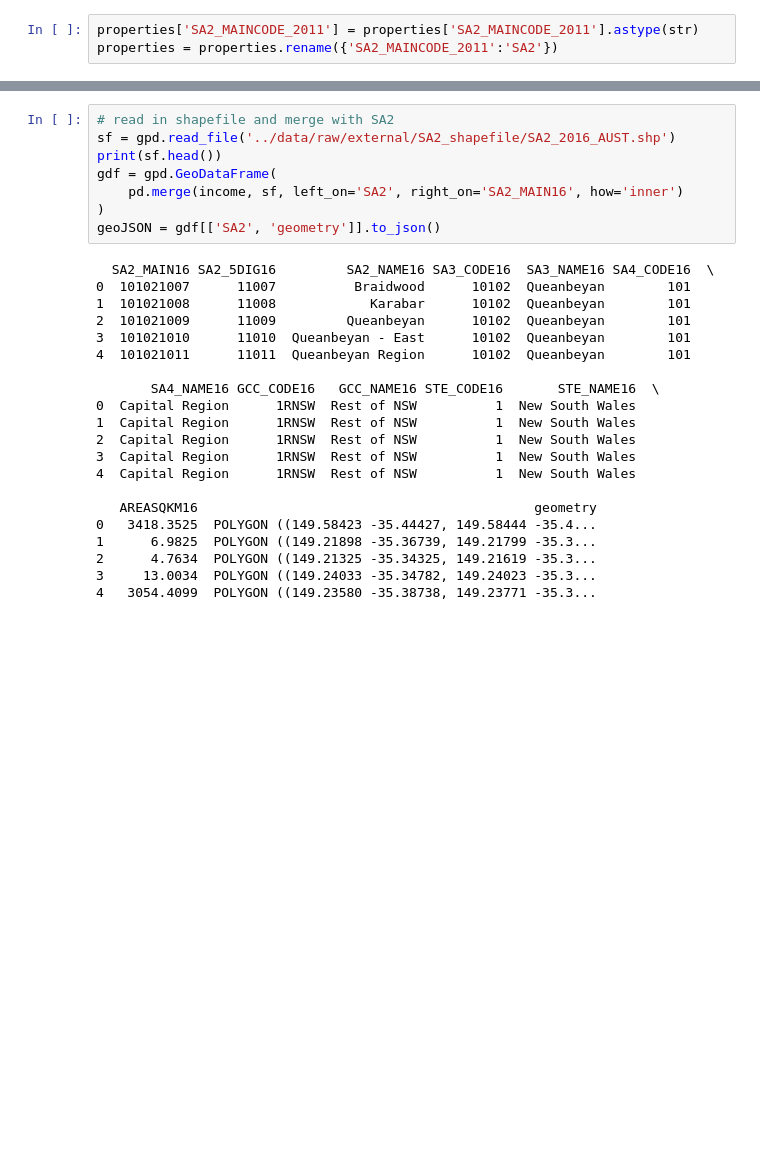
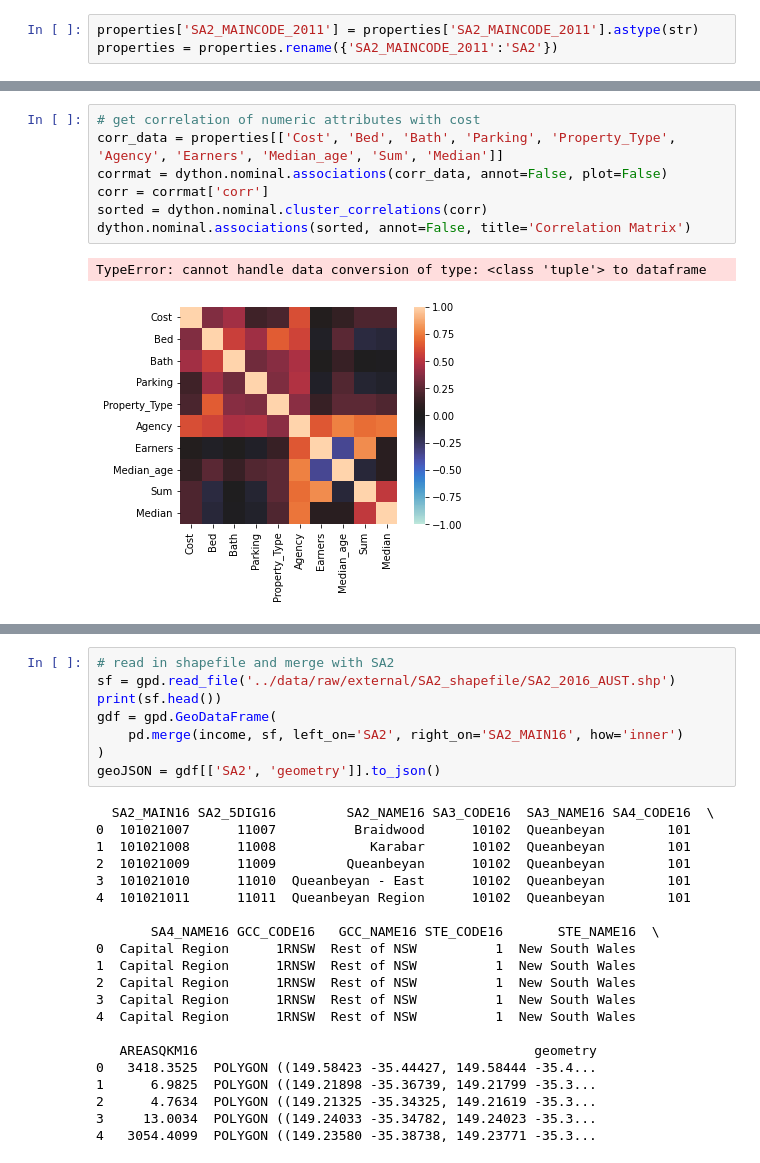
Before and after one commit to MAST30034-Applied-Data-Science/generic-real-estate-consulting-project-group-42, a Jupyter notebook: notebooks/analysis_properties.ipynb, the cells around one changed output, grey strips where cells are left out. Saved outputs shown, nothing was run; the diff lists cells and outputs as text; blank space fills up the shorter version.

```diff
--- a/notebooks/analysis_properties.ipynb
+++ b/notebooks/analysis_properties.ipynb
@@ -43,3 +77,13 @@ plt.show()
+# %%
+# get correlation of numeric attributes with cost
+corr_data = properties[['Cost', 'Bed', 'Bath', 'Parking', 'Property_Type', 'Agency', 'Earners', 'Median_age', 'Sum', 'Median']]
+corrmat = dython.nominal.associations(corr_data, annot=False, plot=False)
+corr = corrmat['corr']
+sorted = dython.nominal.cluster_correlations(corr)
+dython.nominal.associations(sorted, annot=False, title='Correlation Matrix')
+# %% [output]
+TypeError: cannot handle data conversion of type: <class 'tuple'> to dataframe
+[figure, added]
 # %%
 # test for relationship with categorical variables using one-way ANOVA
 categoricals = ['Postcode', 'Property_Type', 'Agency']
```
Also changed, not shown: parts of 9 cells of this notebook, 2 other files.
